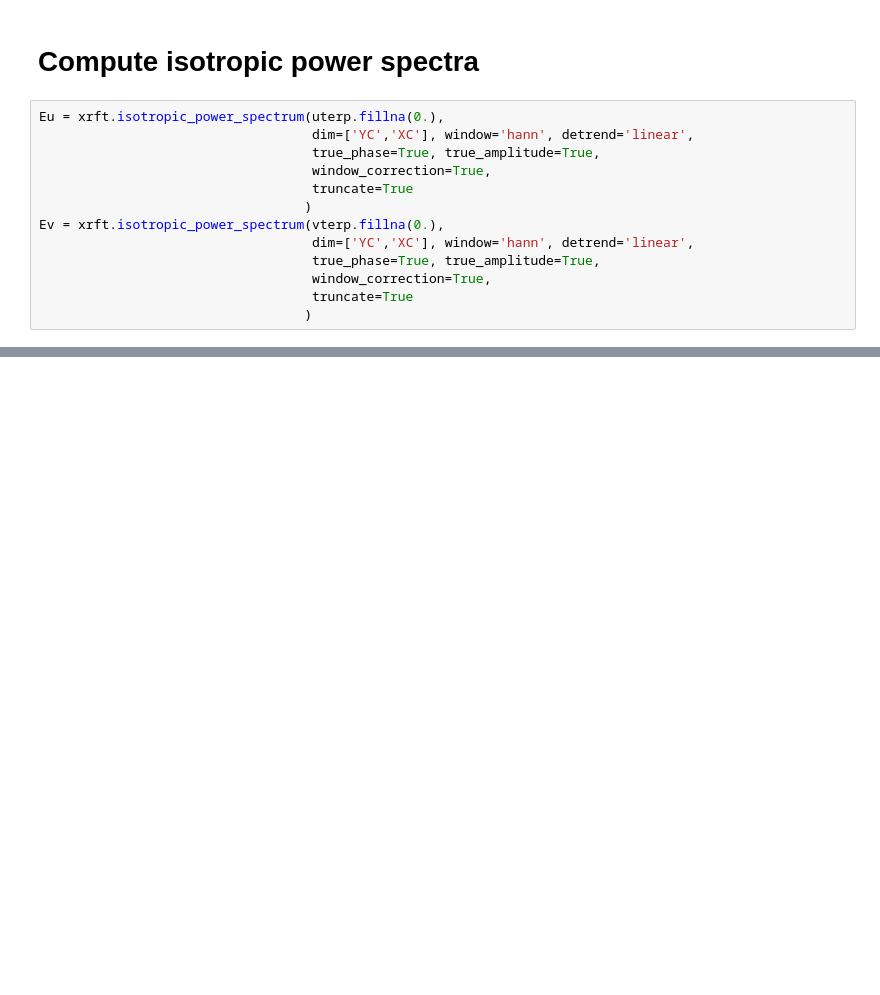
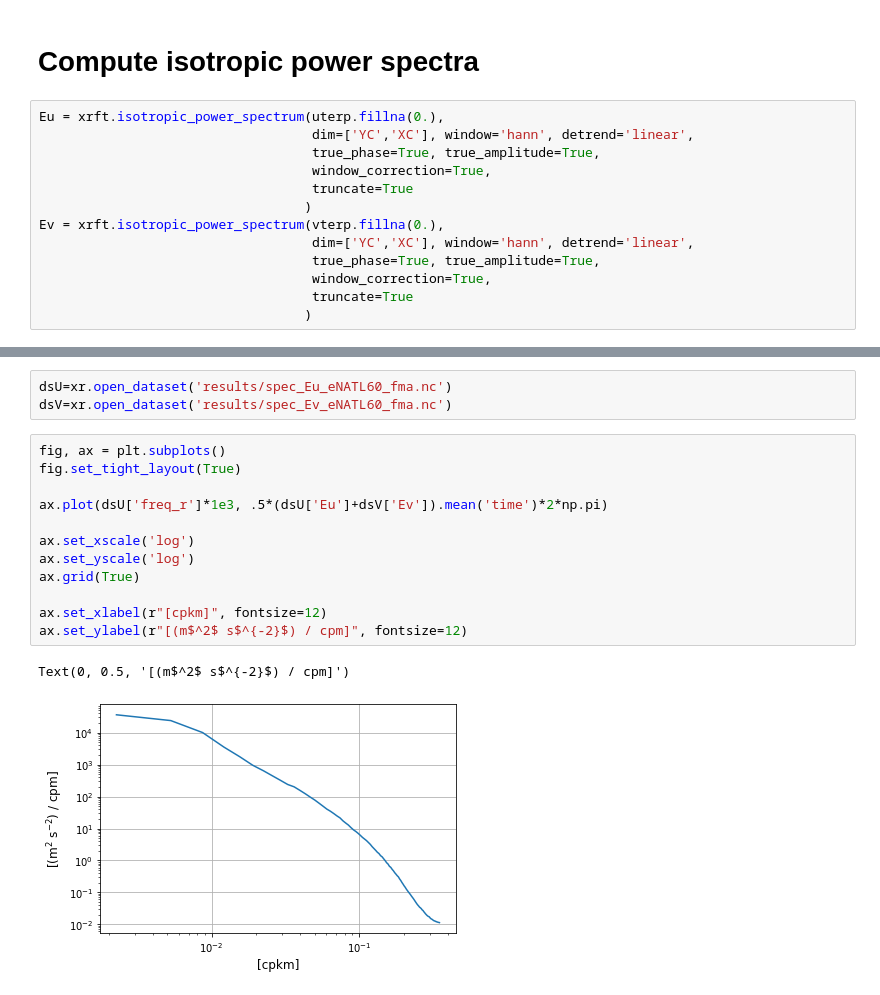
Before and after one commit to auraoupa/drakkar-demo-notebooks, a Jupyter notebook: Spectra-eNATL60.ipynb, the cells around one changed output, grey strips where cells are left out. Cells and saved outputs as stored; diff of their text form; blank space fills up the shorter version.

```diff
--- a/Spectra-eNATL60.ipynb
+++ b/Spectra-eNATL60.ipynb
@@ -212,0 +220,18 @@ Text(0, 0.5, '[(m$^2$ s$^{-2}$) / cpm]')
+# %%
+dsU=xr.open_dataset('results/spec_Eu_eNATL60_fma.nc')
+dsV=xr.open_dataset('results/spec_Ev_eNATL60_fma.nc')
+# %%
+fig, ax = plt.subplots()
+fig.set_tight_layout(True)
+
+ax.plot(dsU['freq_r']*1e3, .5*(dsU['Eu']+dsV['Ev']).mean('time')*2*np.pi)
+
+ax.set_xscale('log')
+ax.set_yscale('log')
+ax.grid(True)
+
+ax.set_xlabel(r"[cpkm]", fontsize=12)
+ax.set_ylabel(r"[(m$^2$ s$^{-2}$) / cpm]", fontsize=12)
+# %% [output]
+Text(0, 0.5, '[(m$^2$ s$^{-2}$) / cpm]')
+[figure, added]
```
Also changed, not shown: parts of 4 cells of this notebook, 1 other file.
